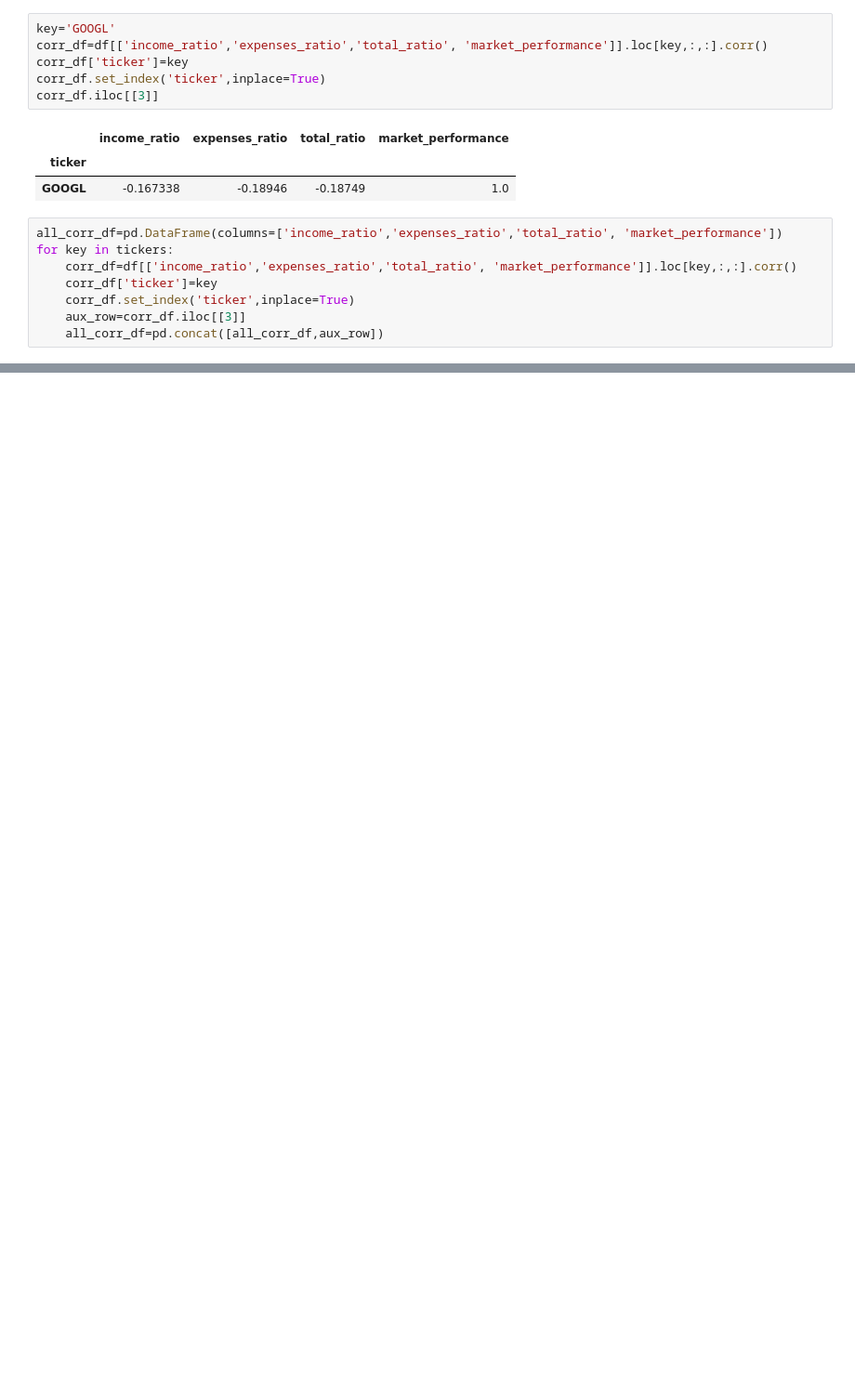
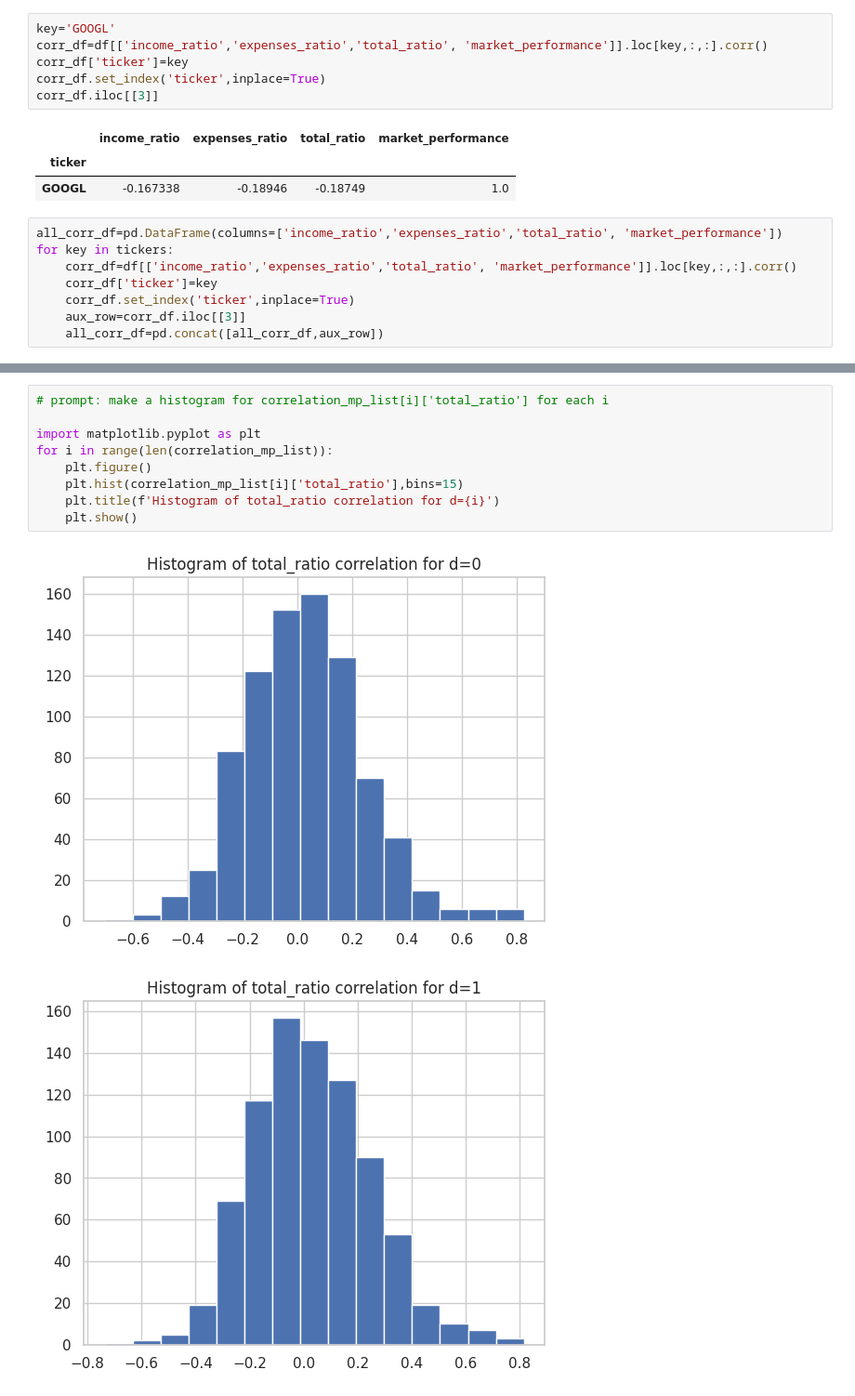
Before and after one commit to edwarddramirez/lobbying-market, a Jupyter notebook: data_modeling/correlations.ipynb, the cells around one changed output, grey strips where cells are left out. Shown at 93% size. Cells and saved outputs as stored; diff of their text form; blank space fills up the shorter version.

```diff
--- a/data_modeling/correlations.ipynb
+++ b/data_modeling/correlations.ipynb
@@ -69,0 +377,12 @@ all_corr_df.head()
+# %%
+# prompt: make a histogram for correlation_mp_list[i]['total_ratio'] for each i
+
+import matplotlib.pyplot as plt
+for i in range(len(correlation_mp_list)):
+    plt.figure()
+    plt.hist(correlation_mp_list[i]['total_ratio'],bins=15)
+    plt.title(f'Histogram of total_ratio correlation for d={i}')
+    plt.show()
+# %% [output]
+[figure, added]
+[figure, added]
```
Also changed, not shown: parts of 27 cells of this notebook, 14 other files.
